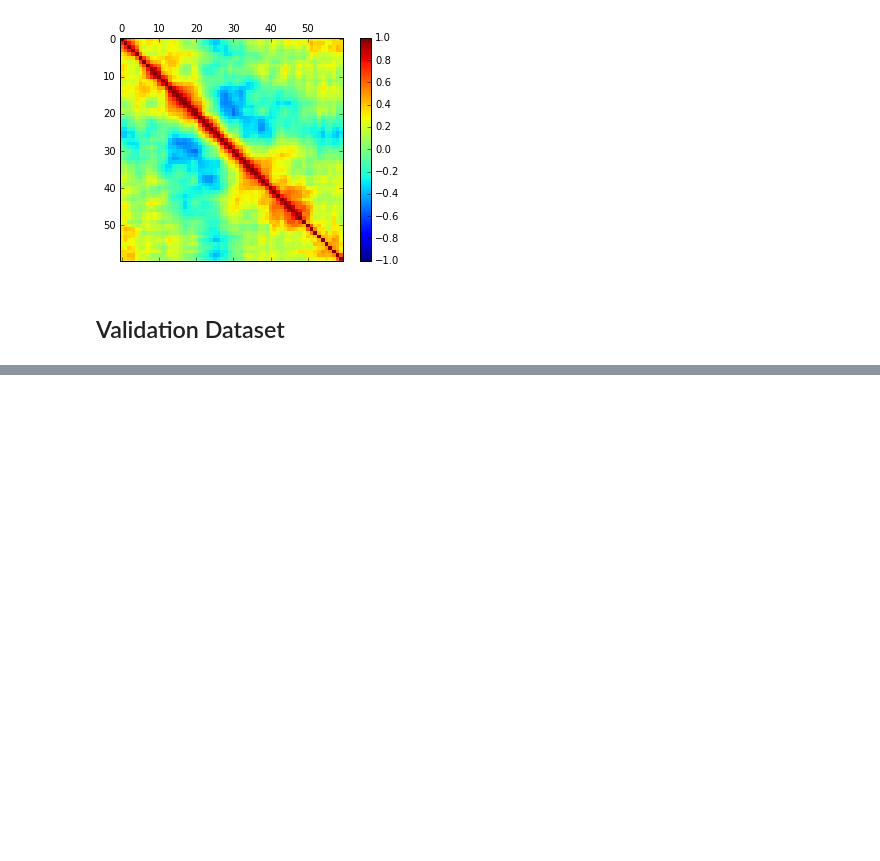
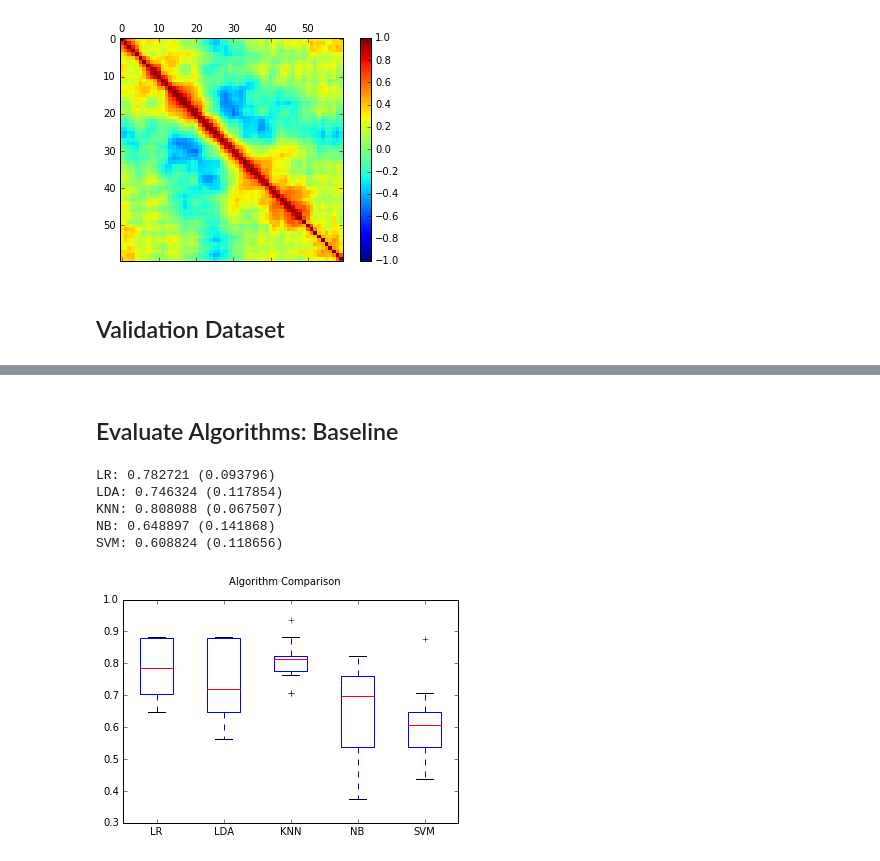
Before and after one commit to shintotm/Kaggle, a Jupyter notebook: SonarBinaryClass/python/SonarMinesVsRocks.ipynb, the cells around one changed output, grey strips where cells are left out. Drawn from its saved outputs; the diff is of its cells as text; code cells hidden in the pictures; blank space fills up the shorter version.

Commit message:
Evaluate Algorithms: Baseline

```diff
--- a/SonarBinaryClass/python/SonarMinesVsRocks.ipynb
+++ b/SonarBinaryClass/python/SonarMinesVsRocks.ipynb
@@ -151,0 +150,40 @@ NameError: name 'train_test_split' is not defined
+# %% [markdown]
+## Evaluate Algorithms: Baseline
+# %%
+# Test options and evaluation metric
+n_splits = 10
+seed = 7
+scoring = 'accuracy'
+# %%
+# Spot - Check Algorithms
+models = []
+models.append(('LR', LogisticRegression()))
+models.append(('LDA', LinearDiscriminantAnalysis()))
+models.append(('KNN', KNeighborsClassifier()))
+models.append(('NB', GaussianNB()))
+models.append(('SVM', SVC()))
+# %%
+results = []
+names = []
+for name, model in models:
+    kfold = KFold(n_splits = n_splits, random_state=seed)
+    cv_results = cross_val_score(model, X_train, y_train, cv=kfold, scoring=scoring)
+    results.append(cv_results)
+    names.append(name)
+    print('%s: %f (%f)' % (name, cv_results.mean(), cv_results.std()))
+# %% [output]
+LR: 0.782721 (0.093796)
+LDA: 0.746324 (0.117854)
+KNN: 0.808088 (0.067507)
+NB: 0.648897 (0.141868)
+SVM: 0.608824 (0.118656)
+# %%
+# Compare Algorithms
+fig = plt.figure()
+fig.suptitle('Algorithm Comparison')
+ax = fig.add_subplot(111)
+plt.boxplot(results)
+ax.set_xticklabels(names)
+plt.show()
+# %% [output]
+[figure, added]
```
Also changed, not shown: parts of 2 cells of this notebook.
